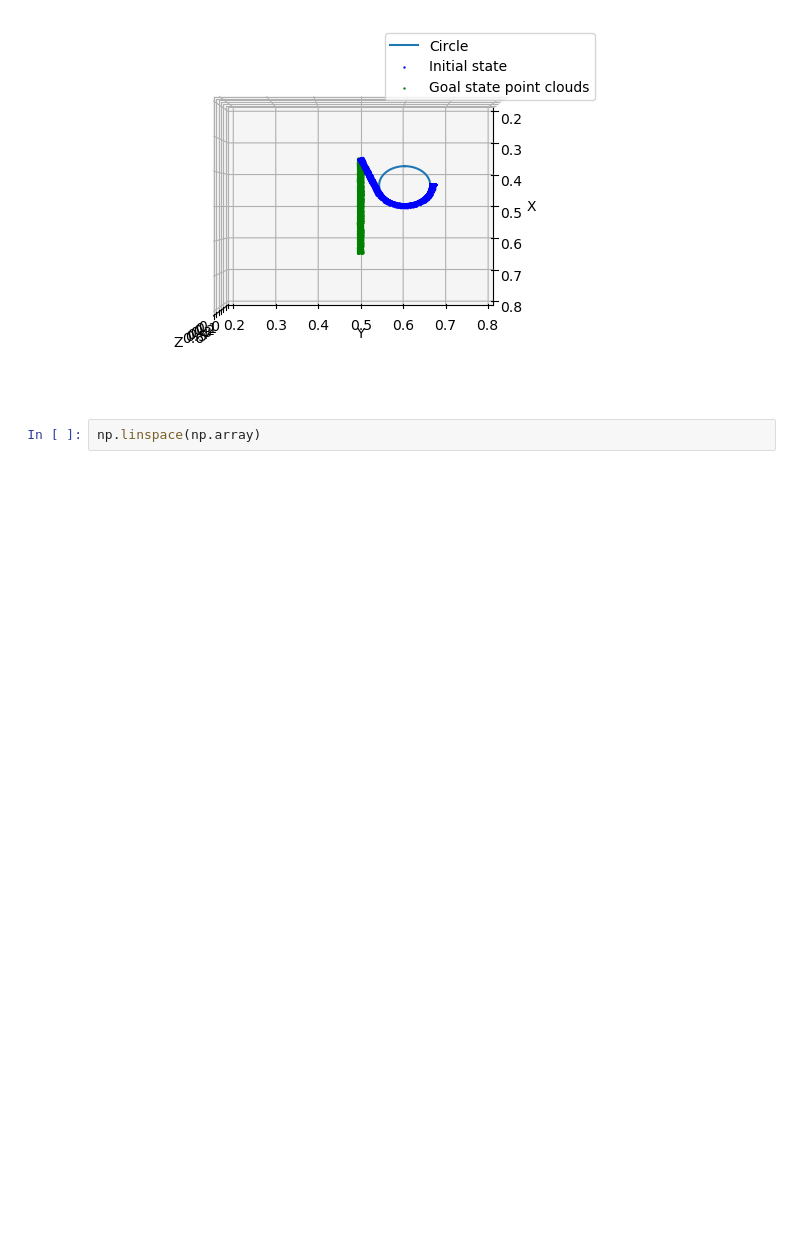
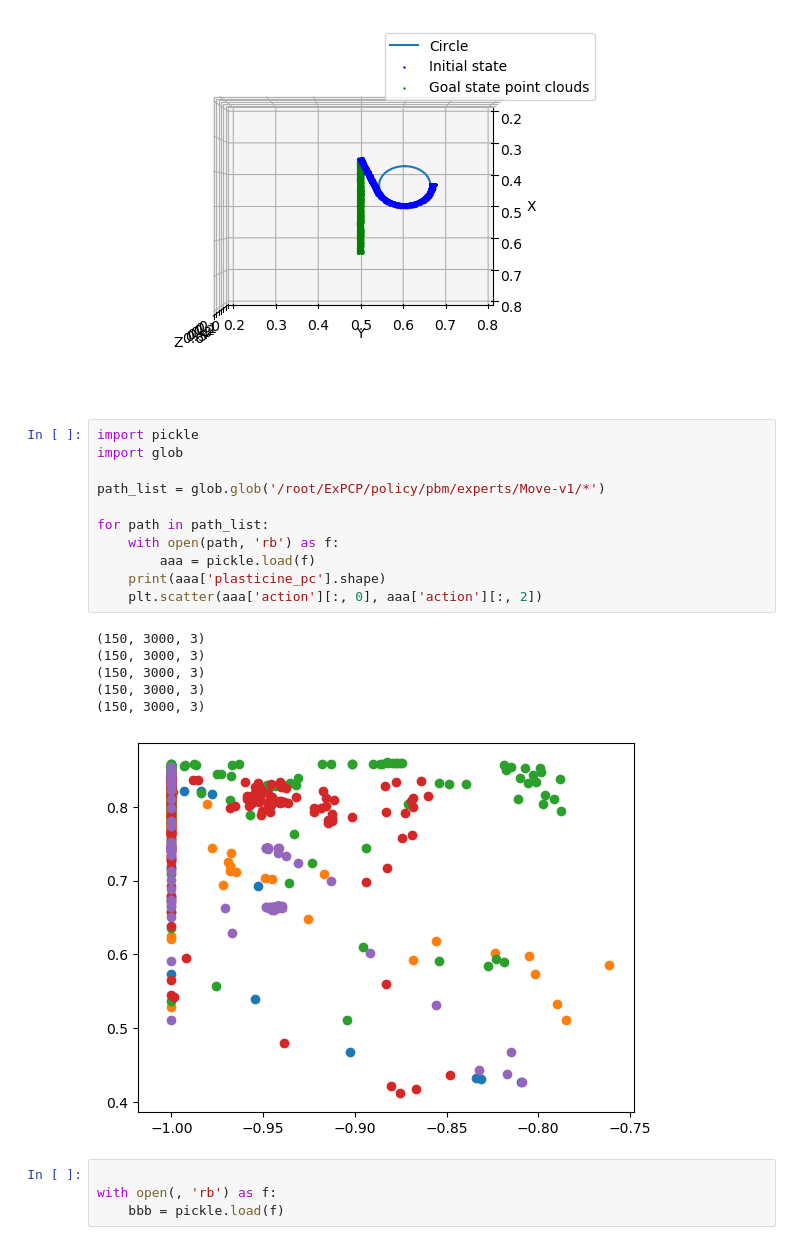
Before and after one commit to Kuroki1931/UniDOM, a Jupyter notebook: LDOM/policy/scripts/vis_goal.ipynb, the cells around one changed output. Cells and saved outputs as stored; diff of their text form; blank space fills up the shorter version.

```diff
--- a/LDOM/policy/scripts/vis_goal.ipynb
+++ b/LDOM/policy/scripts/vis_goal.ipynb
@@ -399,4 +399,24 @@ visualize_goal_state(goal_state1, rope_initial_state, add_stick_pos, tangent_poi
 Visualizing goal state pattern 1:
 [figure]
 # %%
-np.linspace(np.array)
+import pickle
+import glob
+
+path_list = glob.glob('/root/ExPCP/policy/pbm/experts/Move-v1/*')
+
+for path in path_list:
+    with open(path, 'rb') as f:
+        aaa = pickle.load(f)
+    print(aaa['plasticine_pc'].shape)
+    plt.scatter(aaa['action'][:, 0], aaa['action'][:, 2])
+# %% [output]
+(150, 3000, 3)
+(150, 3000, 3)
+(150, 3000, 3)
+(150, 3000, 3)
+(150, 3000, 3)
+[figure, added]
+# %%
+
+with open(, 'rb') as f:
+    bbb = pickle.load(f)
```
Also changed, not shown: parts of 2 cells of this notebook, 9 other files.
